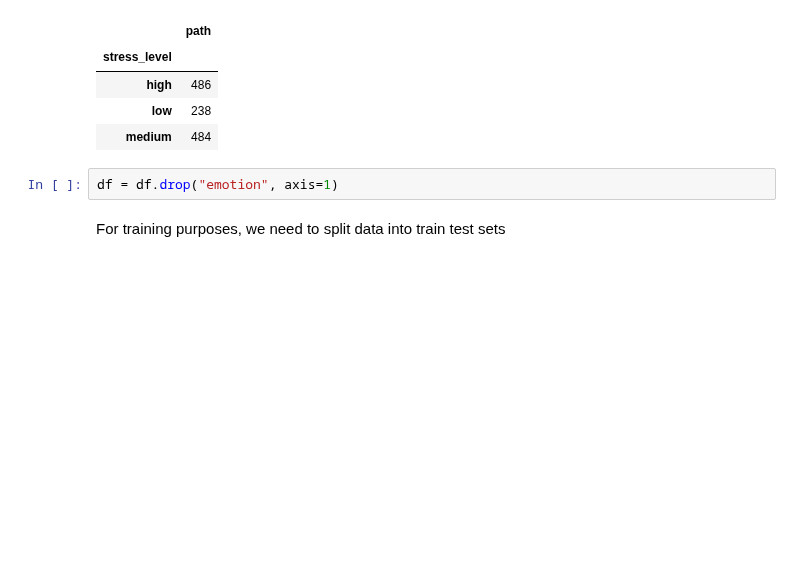
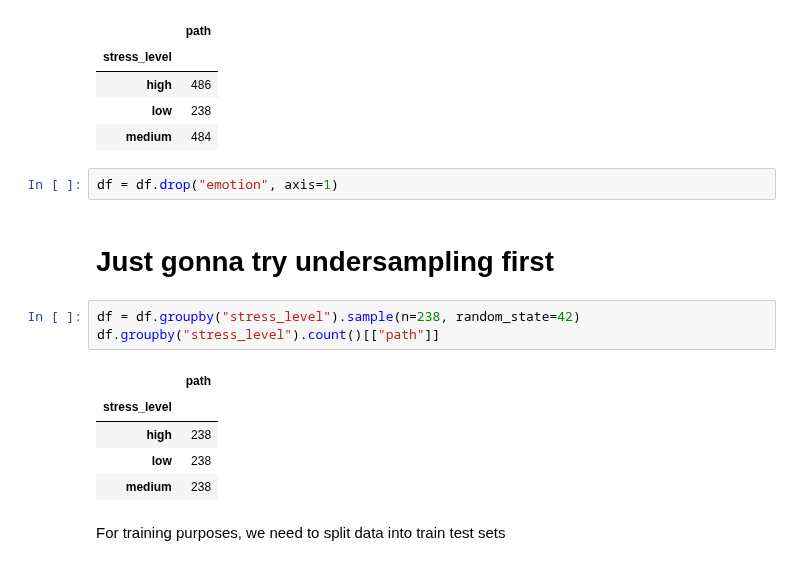
Before and after one commit to perujuice/VIP-Sub1, a Jupyter notebook: speech_recognition/experiment1.ipynb, the cells around one changed output. Cells and saved outputs as stored; diff of their text form; blank space fills up the shorter version.

```diff
--- a/speech_recognition/experiment1.ipynb
+++ b/speech_recognition/experiment1.ipynb
@@ -180,6 +180,17 @@ Labels:  ['medium' 'low' 'high']
 | medium | 484 |
 # %%
 df = df.drop("emotion", axis=1)
+# %% [markdown]
+# Just gonna try undersampling first
+# %%
+df = df.groupby("stress_level").sample(n=238, random_state=42)
+df.groupby("stress_level").count()[["path"]]
+# %% [output]
+|  | path |
+| stress_level |  |
+| high | 238 |
+| low | 238 |
+| medium | 238 |
 # %% [markdown]
 For training purposes, we need to split data into train test sets
 # %%
```
Also changed, not shown: parts of 12 cells of this notebook.
